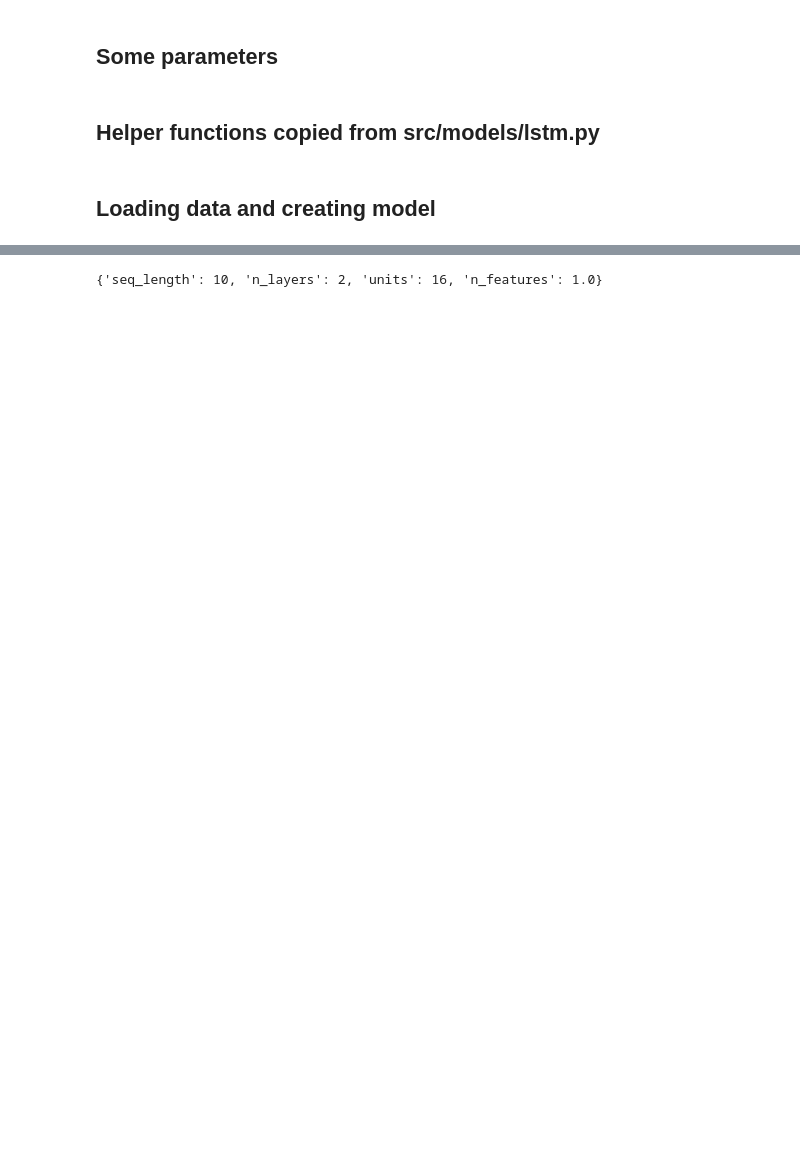
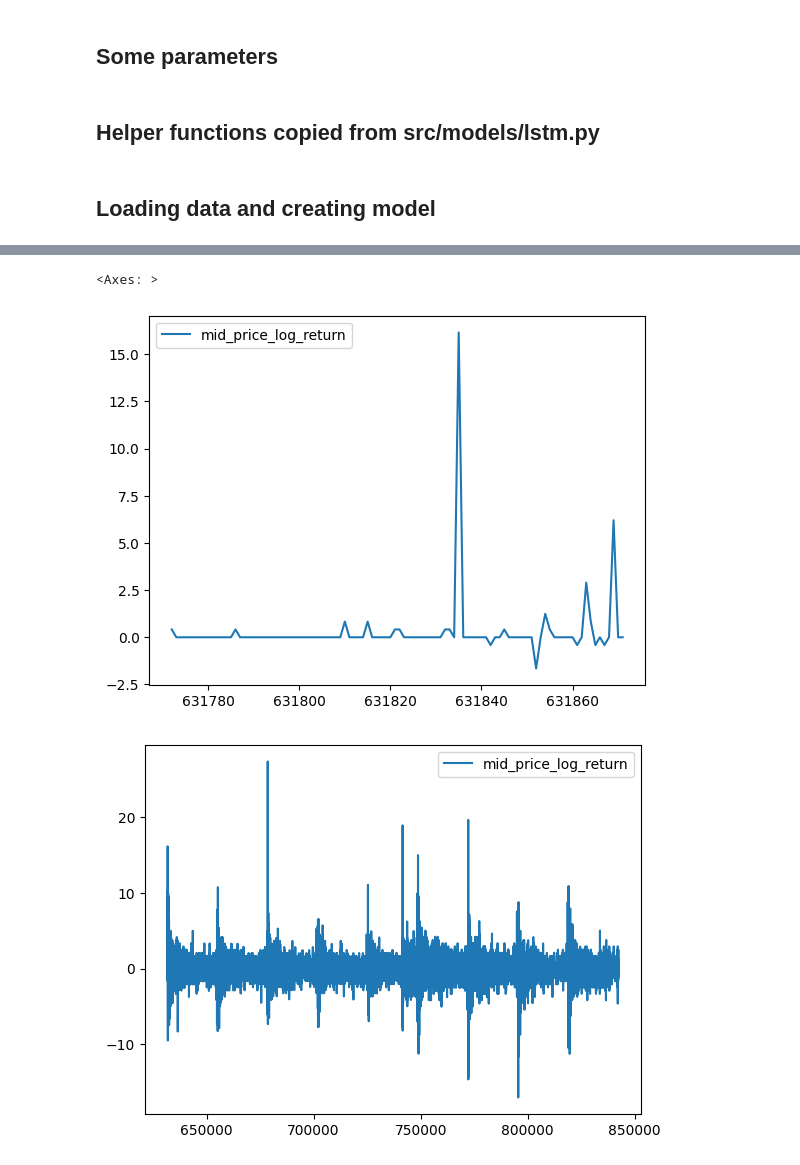
Before and after one commit to Sondringsen/ProjectThesis, a Jupyter notebook: notebooks/models/lstm_inspection.ipynb, the cells around one changed output, grey strips where cells are left out. Saved outputs shown, nothing was run; the diff lists cells and outputs as text; code cells hidden in the pictures; blank space fills up the shorter version.

```diff
--- a/notebooks/models/lstm_inspection.ipynb
+++ b/notebooks/models/lstm_inspection.ipynb
@@ -138,4 +149,7 @@ y_pred = model.predict(X_test).flatten()
-# %%
-config
-# %% [output]
-{'seq_length': 10, 'n_layers': 2, 'units': 16, 'n_features': 1.0}
+# %%
+train.iloc[0:10_0].plot()
+train.plot()
+# %% [output]
+<Axes: >
+[figure, added]
+[figure, added]
```
Also changed, not shown: parts of 8 cells of this notebook, 4 other files.
